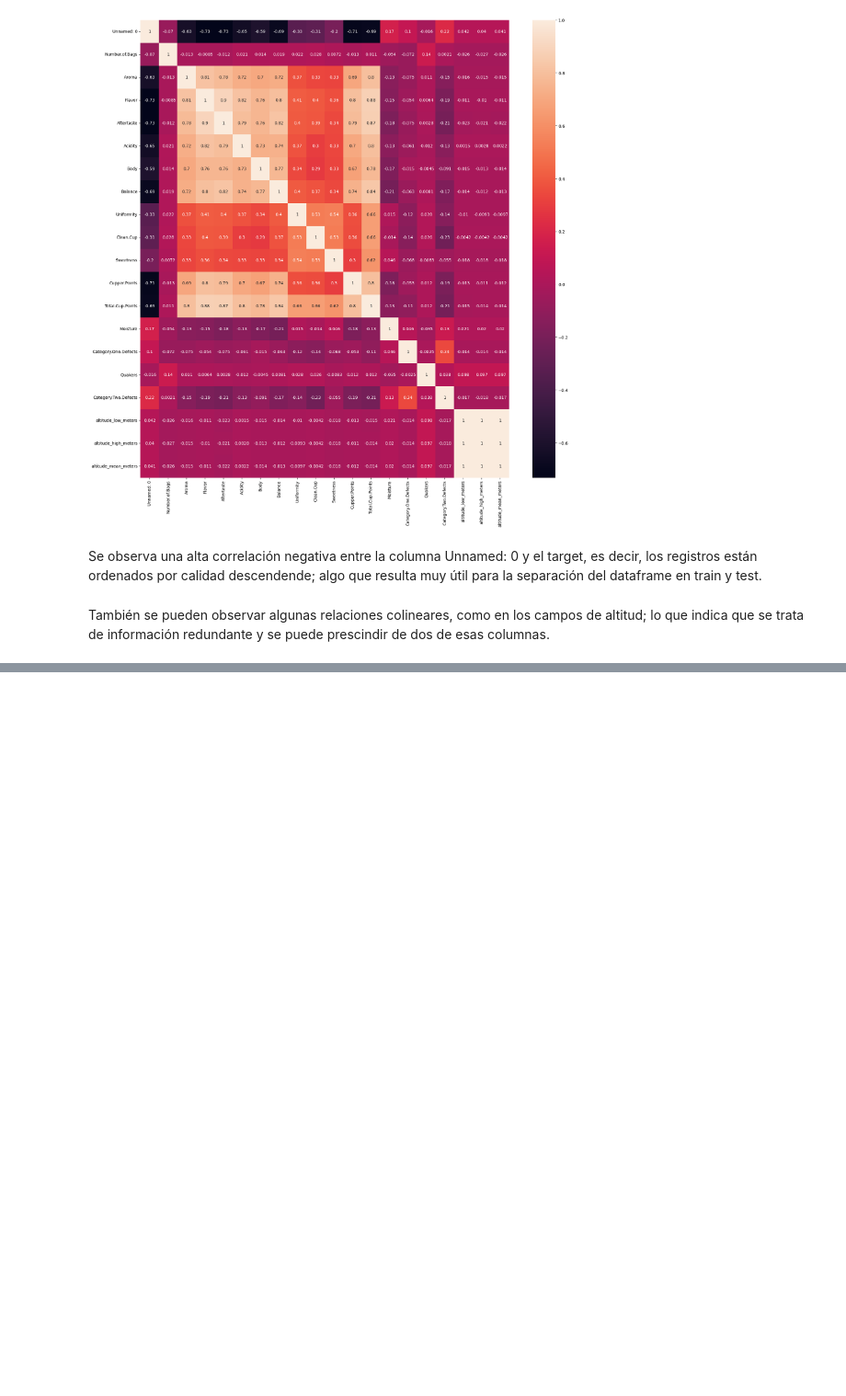
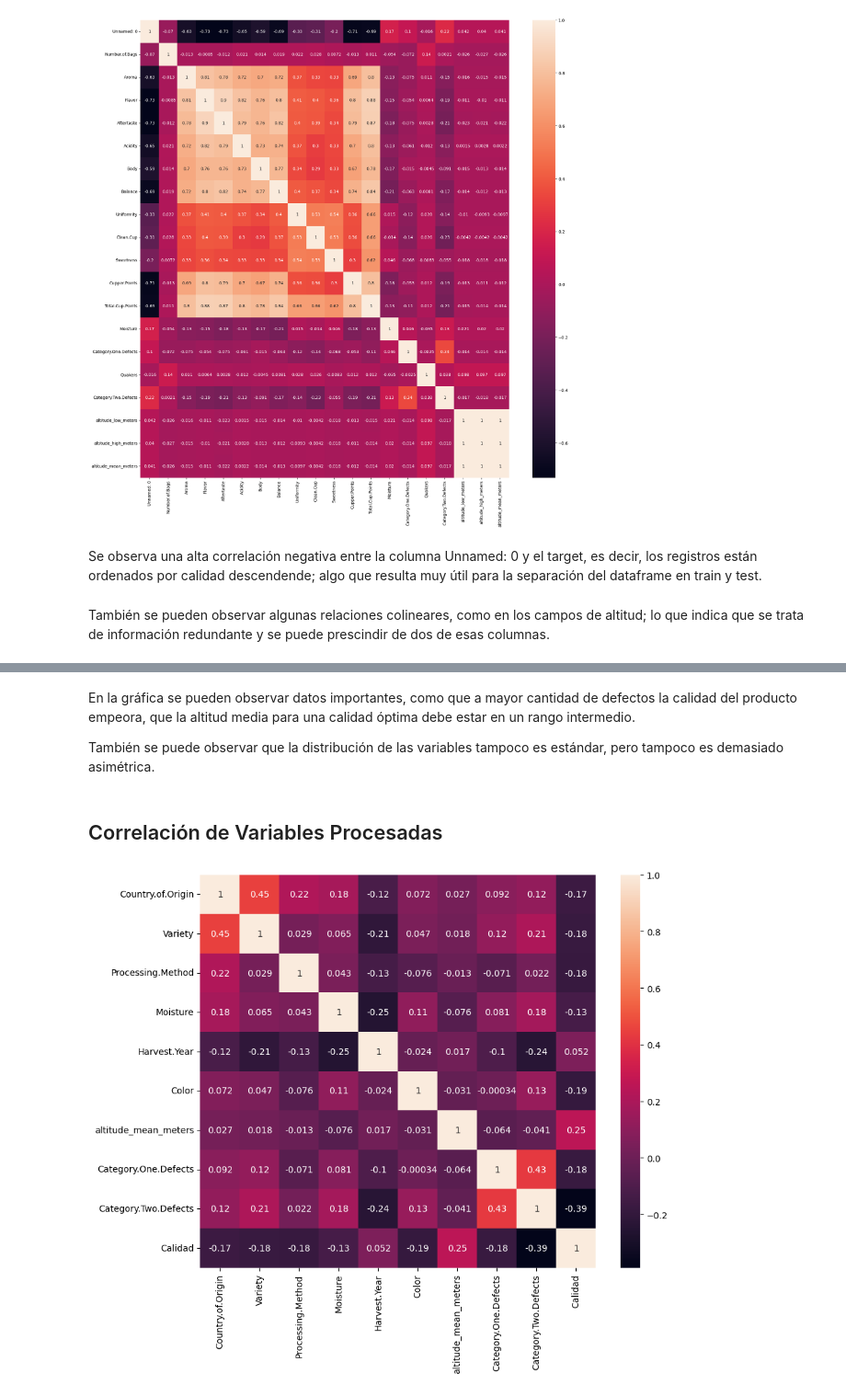
Before and after one commit to GiamoSalerno/Calidad_del_Cafe_ML, a Jupyter notebook: notebooks/01_EDA.ipynb, the cells around one changed output, grey strips where cells are left out. Shown at 92% size. Saved outputs shown, nothing was run; the diff lists cells and outputs as text; code cells hidden in the pictures; blank space fills up the shorter version.

```diff
--- a/notebooks/01_EDA.ipynb
+++ b/notebooks/01_EDA.ipynb
@@ -117,0 +177,11 @@ También se pueden observar algunas relaciones colineares, como en los campos de
+# %% [markdown]
+En la gráfica se pueden observar datos importantes, como que a mayor cantidad de defectos la calidad del producto empeora, que la altitud media para una calidad óptima debe estar en un rango intermedio.
+
+También se puede observar que la distribución de las variables tampoco es estándar, pero tampoco es demasiado asimétrica.
+# %% [markdown]
+## Correlación de Variables Procesadas
+# %%
+plt.figure(figsize=(10,8))
+sns.heatmap(procesado.corr(), annot=True);
+# %% [output]
+[figure, added]
```
Also changed, not shown: parts of 11 cells of this notebook, 4 other files.
